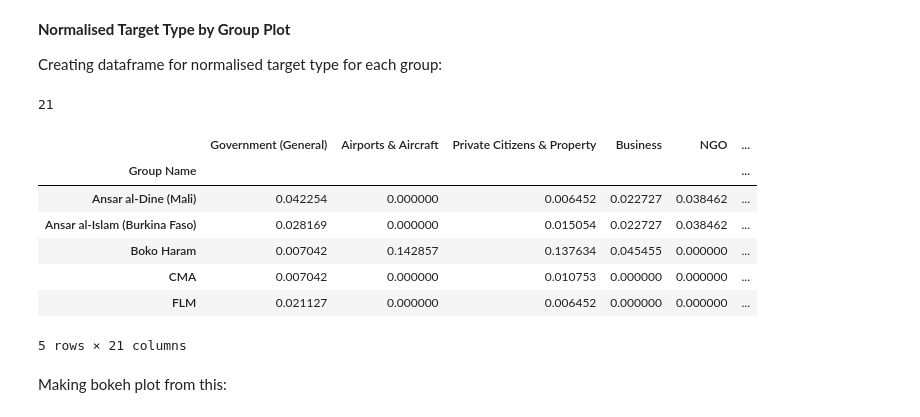
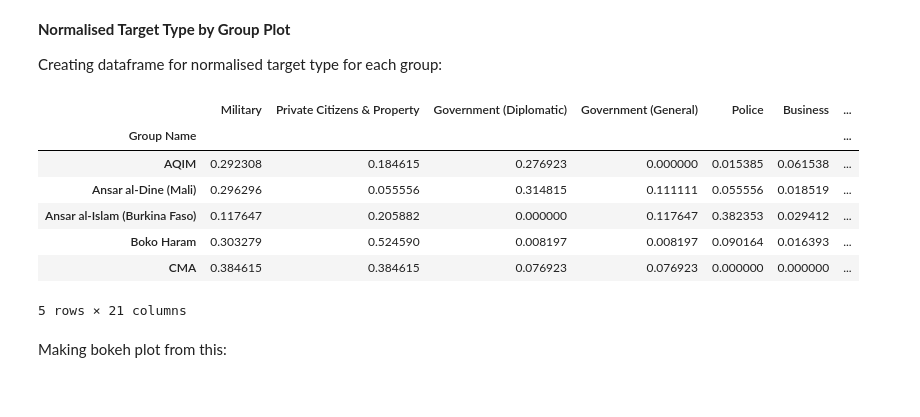
Before and after one commit to maxstalzer/maxstalzer.github.io, a Jupyter notebook: SahelNotebook.ipynb, the cells around one changed output. Cells and saved outputs as stored; diff of their text form; code cells hidden in the pictures.

```diff
--- a/SahelNotebook.ipynb
+++ b/SahelNotebook.ipynb
@@ -329,28 +358,28 @@ Creating dataframe for normalised target type for each group:
 # %%
 targetTypeNorm = pd.DataFrame()
 targetTypeNorm.index.name = 'Group Name'
 
-targettypes = Sahel['targtype1_txt'].unique()
-print(len(targettypes))
+targettypes = Sahel.groupby('targtype1_txt').size().sort_values(ascending=False).index.values
 
 for i in targettypes:
     target = Sahel[Sahel['targtype1_txt'] == i]
     gCount = target.groupby(target['GroupID']).size()
-    gTotal = gCount.sum()
-    targetTypeNorm[i] = gCount / gTotal
+    targetTypeNorm[i] = gCount
 
 targetTypeNorm = targetTypeNorm.fillna(0)
+
+# Divide each row by the sum of the row
+targetTypeNorm = targetTypeNorm.div(targetTypeNorm.sum(axis=1), axis=0)
 targetTypeNorm.head()
 # %% [output]
+|  | Military | Private Citizens & Property | Government (Diplomatic) | Government (General) | Police | Business | ... |
+| Group Name |  |  |  |  |  |  | ... |
+| AQIM | 0.292308 | 0.184615 | 0.276923 | 0.000000 | 0.015385 | 0.061538 | ... |
+| Ansar al-Dine (Mali) | 0.296296 | 0.055556 | 0.314815 | 0.111111 | 0.055556 | 0.018519 | ... |
+| Ansar al-Islam (Burkina Faso) | 0.117647 | 0.205882 | 0.000000 | 0.117647 | 0.382353 | 0.029412 | ... |
+| Boko Haram | 0.303279 | 0.524590 | 0.008197 | 0.008197 | 0.090164 | 0.016393 | ... |
+| CMA | 0.384615 | 0.384615 | 0.076923 | 0.076923 | 0.000000 | 0.000000 | ... |
-21
+5 rows × 21 columns
-|  | Government (General) | Airports & Aircraft | Private Citizens & Property | Business | NGO | ... |
-| Group Name |  |  |  |  |  | ... |
-| Ansar al-Dine (Mali) | 0.042254 | 0.000000 | 0.006452 | 0.022727 | 0.038462 | ... |
-| Ansar al-Islam (Burkina Faso) | 0.028169 | 0.000000 | 0.015054 | 0.022727 | 0.038462 | ... |
-| Boko Haram | 0.007042 | 0.142857 | 0.137634 | 0.045455 | 0.000000 | ... |
-| CMA | 0.007042 | 0.000000 | 0.010753 | 0.000000 | 0.000000 | ... |
-| FLM | 0.021127 | 0.000000 | 0.006452 | 0.000000 | 0.000000 | ... |
-5 rows × 21 columns
 # %% [markdown]
 Making bokeh plot from this:
 # %%
```
Also changed, not shown: parts of 7 cells of this notebook, 8 other files.
